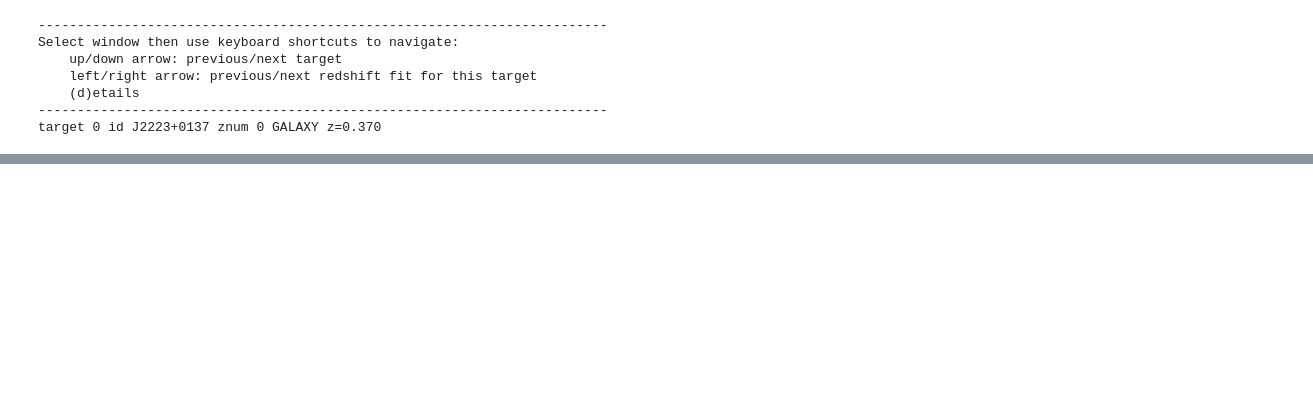
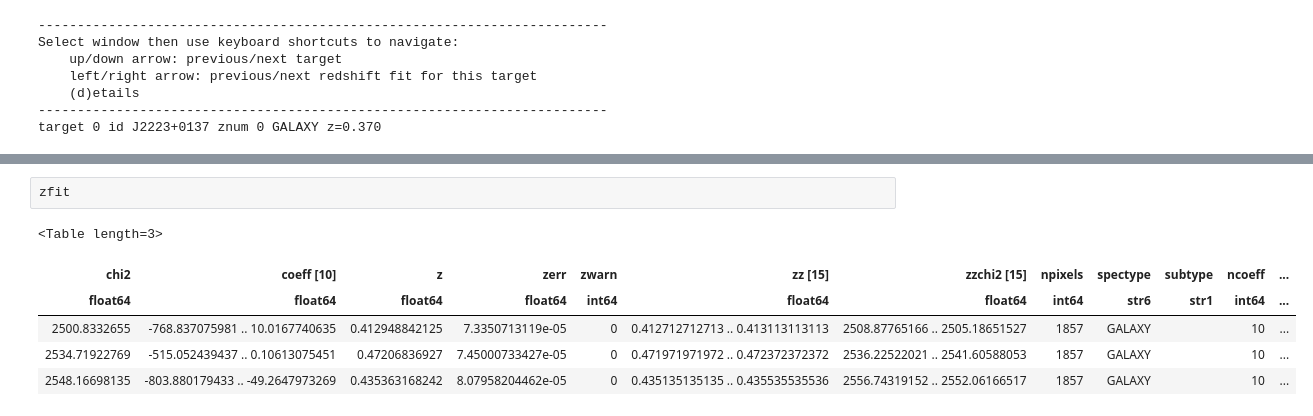
Before and after one commit to lwymarie/HSC_BCG_specz, a Jupyter notebook: analysis/redrock_specz_MWL.ipynb, the cells around one changed output, grey strips where cells are left out. Saved outputs shown, nothing was run; the diff lists cells and outputs as text; blank space fills up the shorter version.

```diff
--- a/analysis/redrock_specz_MWL.ipynb
+++ b/analysis/redrock_specz_MWL.ipynb
@@ -120,0 +193,9 @@ target 0 id J2223+0137 znum 0 GALAXY z=0.370
+# %%
+zfit
+# %% [output]
+<Table length=3>
+| chi2 | coeff [10] | z | zerr | zwarn | zz [15] | zzchi2 [15] | npixels | spectype | subtype | ncoeff | ... |
+| float64 | float64 | float64 | float64 | int64 | float64 | float64 | int64 | str6 | str1 | int64 | ... |
+| 2500.8332655 | -768.837075981 .. 10.0167740635 | 0.412948842125 | 7.3350713119e-05 | 0 | 0.412712712713 .. 0.413113113113 | 2508.87765166 .. 2505.18651527 | 1857 | GALAXY |  | 10 | ... |
+| 2534.71922769 | -515.052439437 .. 0.10613075451 | 0.47206836927 | 7.45000733427e-05 | 0 | 0.471971971972 .. 0.472372372372 | 2536.22522021 .. 2541.60588053 | 1857 | GALAXY |  | 10 | ... |
+| 2548.16698135 | -803.880179433 .. -49.2647973269 | 0.435363168242 | 8.07958204462e-05 | 0 | 0.435135135135 .. 0.435535535536 | 2556.74319152 .. 2552.06166517 | 1857 | GALAXY |  | 10 | ... |
```
Also changed, not shown: parts of 7 cells of this notebook, 10 other files.
